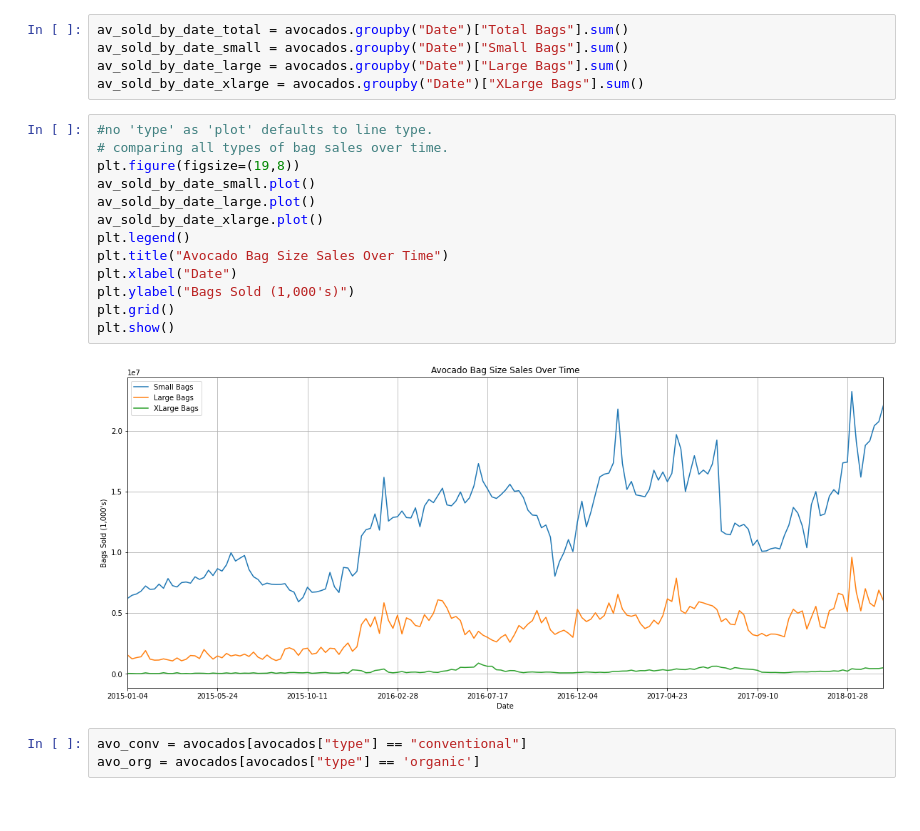
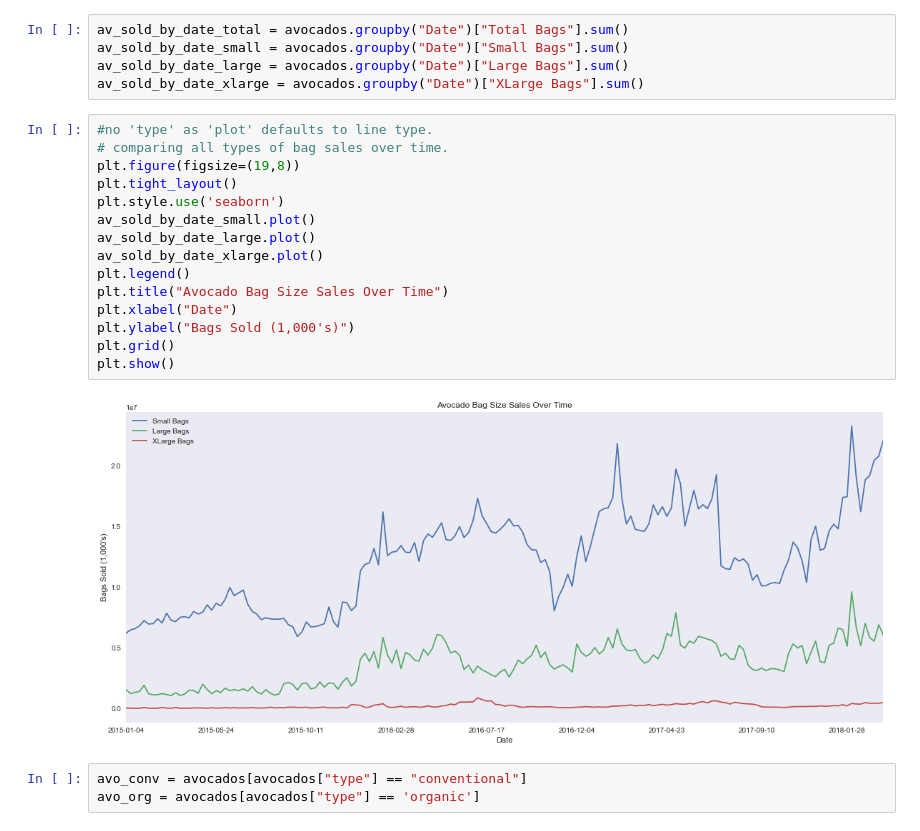
Before and after one commit to benmcmaster1/sandbox_viz_cereals, a Jupyter notebook: sandbox_viz_cereals.ipynb, the cells around one changed output. Saved outputs shown, nothing was run; the diff lists cells and outputs as text.

```diff
--- a/sandbox_viz_cereals.ipynb
+++ b/sandbox_viz_cereals.ipynb
@@ -119,18 +119,20 @@ av_sold_by_date_xlarge = avocados.groupby("Date")["XLarge Bags"].sum()
 # %%
 #no 'type' as 'plot' defaults to line type.
 # comparing all types of bag sales over time.
 plt.figure(figsize=(19,8))
+plt.tight_layout()
+plt.style.use('seaborn')
 av_sold_by_date_small.plot()
 av_sold_by_date_large.plot()
 av_sold_by_date_xlarge.plot()
 plt.legend()
 plt.title("Avocado Bag Size Sales Over Time")
 plt.xlabel("Date")
 plt.ylabel("Bags Sold (1,000's)")
 plt.grid()
 plt.show()
 # %% [output]
-[figure, old version]
+[figure, new version]
 # %%
 avo_conv = avocados[avocados["type"] == "conventional"]
 avo_org = avocados[avocados["type"] == 'organic']
```
Also changed, not shown: parts of 3 cells of this notebook.
